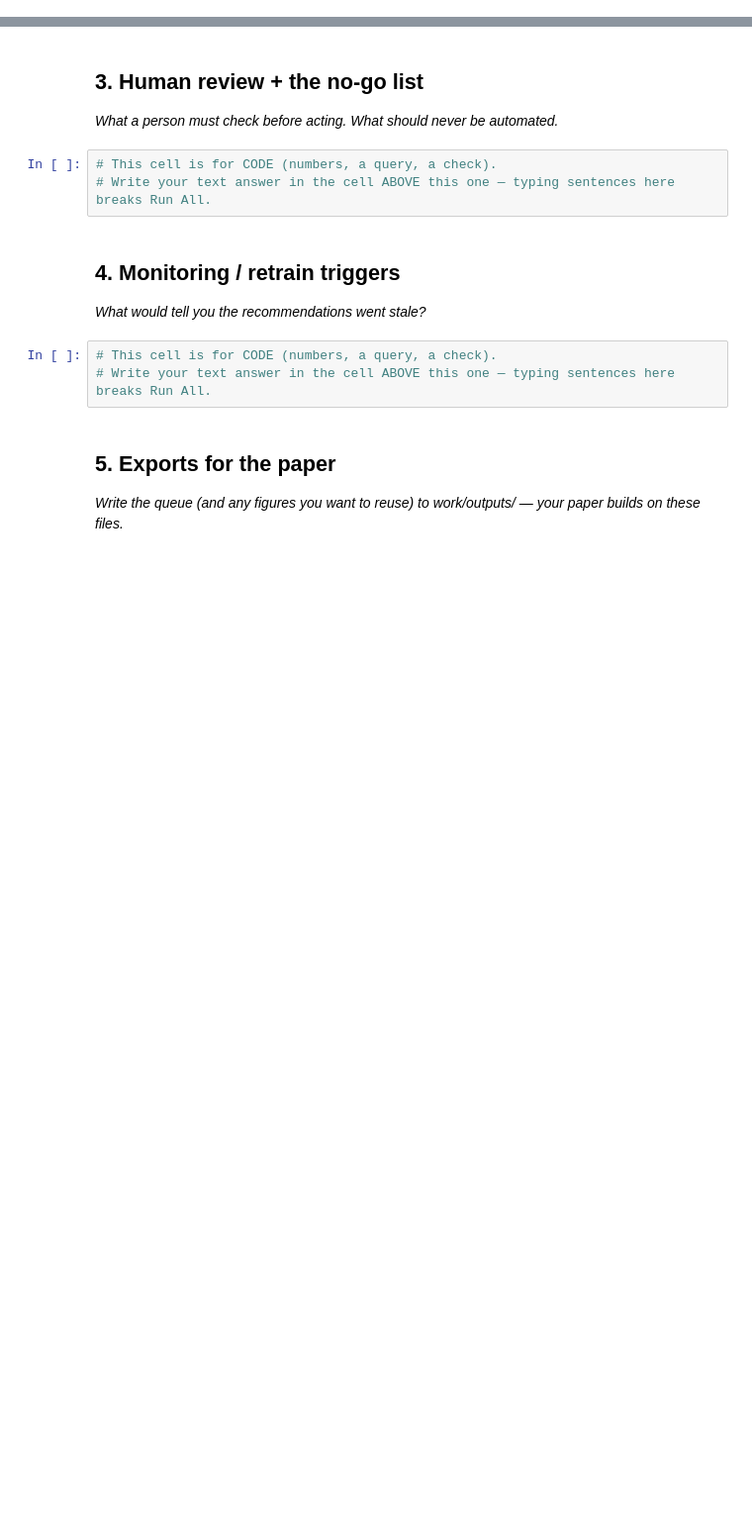
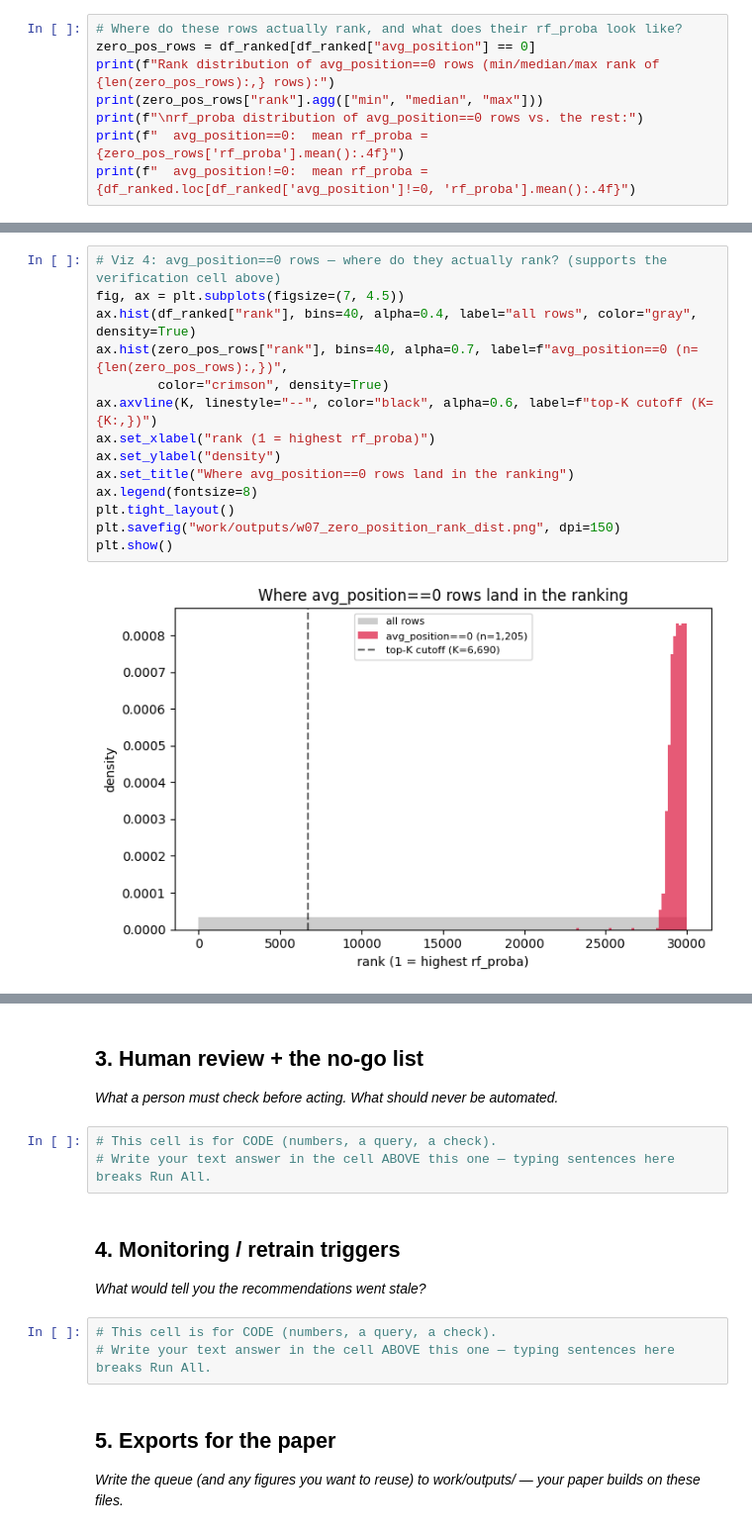
Before and after one commit to whozahm3d/flyrank-ml-internship, a Jupyter notebook: work/notebooks/w07_action_playbook.ipynb, the cells around one changed output, grey strips where cells are left out. Shown at 99% size. Cells and saved outputs as stored; diff of their text form; blank space fills up the shorter version.

```diff
--- a/work/notebooks/w07_action_playbook.ipynb
+++ b/work/notebooks/w07_action_playbook.ipynb
@@ -19,0 +259,8 @@ This skeleton is yours to fill. Work the sections **in order** — each one has
+# %%
+# Where do these rows actually rank, and what does their rf_proba look like?
+zero_pos_rows = df_ranked[df_ranked["avg_position"] == 0]
+print(f"Rank distribution of avg_position==0 rows (min/median/max rank of {len(zero_pos_rows):,} rows):")
+print(zero_pos_rows["rank"].agg(["min", "median", "max"]))
+print(f"\nrf_proba distribution of avg_position==0 rows vs. the rest:")
+print(f"  avg_position==0:  mean rf_proba = {zero_pos_rows['rf_proba'].mean():.4f}")
+print(f"  avg_position!=0:  mean rf_proba = {df_ranked.loc[df_ranked['avg_position']!=0, 'rf_proba'].mean():.4f}")
@@ -19,0 +366,16 @@ This skeleton is yours to fill. Work the sections **in order** — each one has
+# %%
+# Viz 4: avg_position==0 rows — where do they actually rank? (supports the verification cell above)
+fig, ax = plt.subplots(figsize=(7, 4.5))
+ax.hist(df_ranked["rank"], bins=40, alpha=0.4, label="all rows", color="gray", density=True)
+ax.hist(zero_pos_rows["rank"], bins=40, alpha=0.7, label=f"avg_position==0 (n={len(zero_pos_rows):,})",
+        color="crimson", density=True)
+ax.axvline(K, linestyle="--", color="black", alpha=0.6, label=f"top-K cutoff (K={K:,})")
+ax.set_xlabel("rank (1 = highest rf_proba)")
+ax.set_ylabel("density")
+ax.set_title("Where avg_position==0 rows land in the ranking")
+ax.legend(fontsize=8)
+plt.tight_layout()
+plt.savefig("work/outputs/w07_zero_position_rank_dist.png", dpi=150)
+plt.show()
+# %% [output]
+[figure, added]
```
Also changed, not shown: parts of 39 cells of this notebook.
